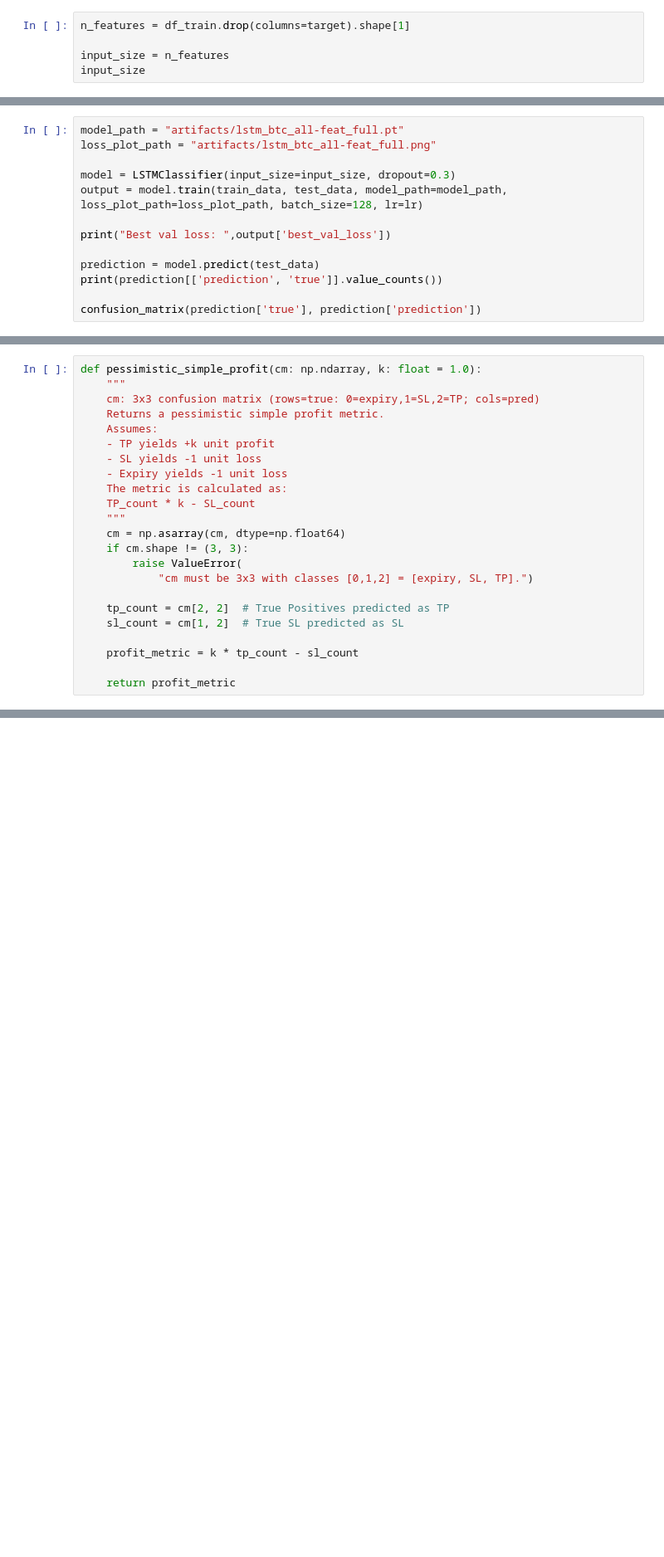
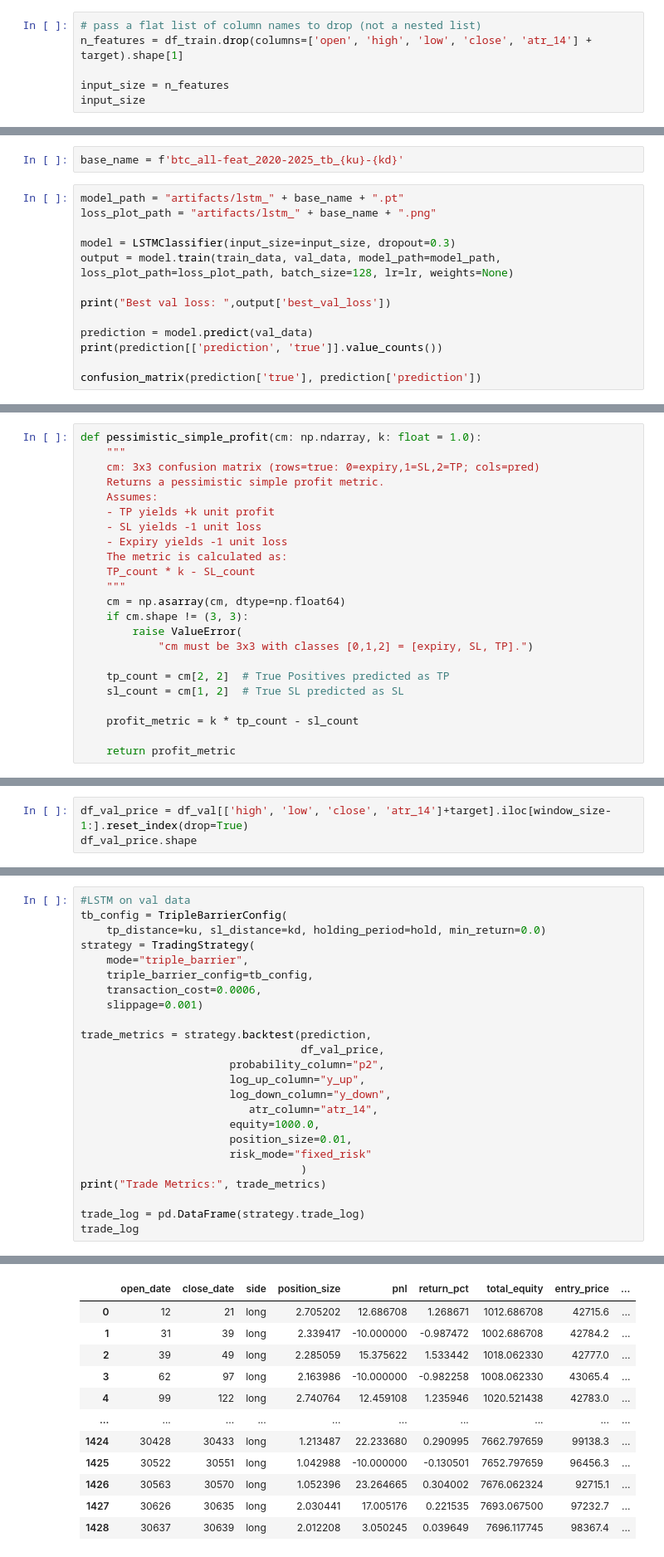
Before and after one commit to TensAurpheus/capstone, a Jupyter notebook: working.ipynb, the cells around one changed output, grey strips where cells are left out. Shown: that part at 83% size. Drawn from its saved outputs; the diff is of its cells as text; blank space fills up the shorter version.

```diff
--- a/working.ipynb
+++ b/working.ipynb
@@ -84,5 +105,6 @@ test_data = CryptoDataset(df_test, window_size=window_size, target=target)
 # %%
-n_features = df_train.drop(columns=target).shape[1]
+# pass a flat list of column names to drop (not a nested list)
+n_features = df_train.drop(columns=['open', 'high', 'low', 'close', 'atr_14'] + target).shape[1]
 
 input_size = n_features
 input_size
@@ -98,16 +120,18 @@ y
 Name: proportion, dtype: float64
 # %%
 lr = 1e-4
+# %%
+base_name = f'btc_all-feat_2020-2025_tb_{ku}-{kd}'
 # %%
-model_path = "artifacts/lstm_btc_all-feat_full.pt"
-loss_plot_path = "artifacts/lstm_btc_all-feat_full.png"
+model_path = "artifacts/lstm_" + base_name + ".pt"
+loss_plot_path = "artifacts/lstm_" + base_name + ".png"
 
 model = LSTMClassifier(input_size=input_size, dropout=0.3)
-output = model.train(train_data, test_data, model_path=model_path, loss_plot_path=loss_plot_path, batch_size=128, lr=lr)
+output = model.train(train_data, val_data, model_path=model_path, loss_plot_path=loss_plot_path, batch_size=128, lr=lr, weights=None)
 
 print("Best val loss: ",output['best_val_loss'])
 
-prediction = model.predict(test_data)
+prediction = model.predict(val_data)
 print(prediction[['prediction', 'true']].value_counts())
 
 confusion_matrix(prediction['true'], prediction['prediction'])
@@ -268,0 +302,3 @@ GRU Profit: 4019.0
+# %%
+df_val_price = df_val[['high', 'low', 'close', 'atr_14']+target].iloc[window_size-1:].reset_index(drop=True)
+df_val_price.shape
@@ -268,0 +715,25 @@ GRU Profit: 4019.0
+# %%
+#LSTM on val data
+tb_config = TripleBarrierConfig(
+    tp_distance=ku, sl_distance=kd, holding_period=hold, min_return=0.0)
+strategy = TradingStrategy(
+    mode="triple_barrier",
+    triple_barrier_config=tb_config,
+    transaction_cost=0.0006,
+    slippage=0.001)
+
+trade_metrics = strategy.backtest(prediction,
+                                  df_val_price,
+                       probability_column="p2",
+                       log_up_column="y_up",
+                       log_down_column="y_down",
+                          atr_column="atr_14",
+                       equity=1000.0,
+                       position_size=0.01,
+                       risk_mode="fixed_risk"
+                                  )
+print("Trade Metrics:", trade_metrics)
+
+trade_log = pd.DataFrame(strategy.trade_log)
+trade_log
+# %% [output]
@@ -268,0 +741,12 @@ GRU Profit: 4019.0
+|  | open_date | close_date | side | position_size | pnl | return_pct | total_equity | entry_price | ... |
+| 0 | 12 | 21 | long | 2.705202 | 12.686708 | 1.268671 | 1012.686708 | 42715.6 | ... |
+| 1 | 31 | 39 | long | 2.339417 | -10.000000 | -0.987472 | 1002.686708 | 42784.2 | ... |
+| 2 | 39 | 49 | long | 2.285059 | 15.375622 | 1.533442 | 1018.062330 | 42777.0 | ... |
+| 3 | 62 | 97 | long | 2.163986 | -10.000000 | -0.982258 | 1008.062330 | 43065.4 | ... |
+| 4 | 99 | 122 | long | 2.740764 | 12.459108 | 1.235946 | 1020.521438 | 42783.0 | ... |
+| ... | ... | ... | ... | ... | ... | ... | ... | ... | ... |
+| 1424 | 30428 | 30433 | long | 1.213487 | 22.233680 | 0.290995 | 7662.797659 | 99138.3 | ... |
+| 1425 | 30522 | 30551 | long | 1.042988 | -10.000000 | -0.130501 | 7652.797659 | 96456.3 | ... |
+| 1426 | 30563 | 30570 | long | 1.052396 | 23.264665 | 0.304002 | 7676.062324 | 92715.1 | ... |
+| 1427 | 30626 | 30635 | long | 2.030441 | 17.005176 | 0.221535 | 7693.067500 | 97232.7 | ... |
+| 1428 | 30637 | 30639 | long | 2.012208 | 3.050245 | 0.039649 | 7696.117745 | 98367.4 | ... |
```
Also changed, not shown: parts of 22 cells of this notebook, 23 other files.
